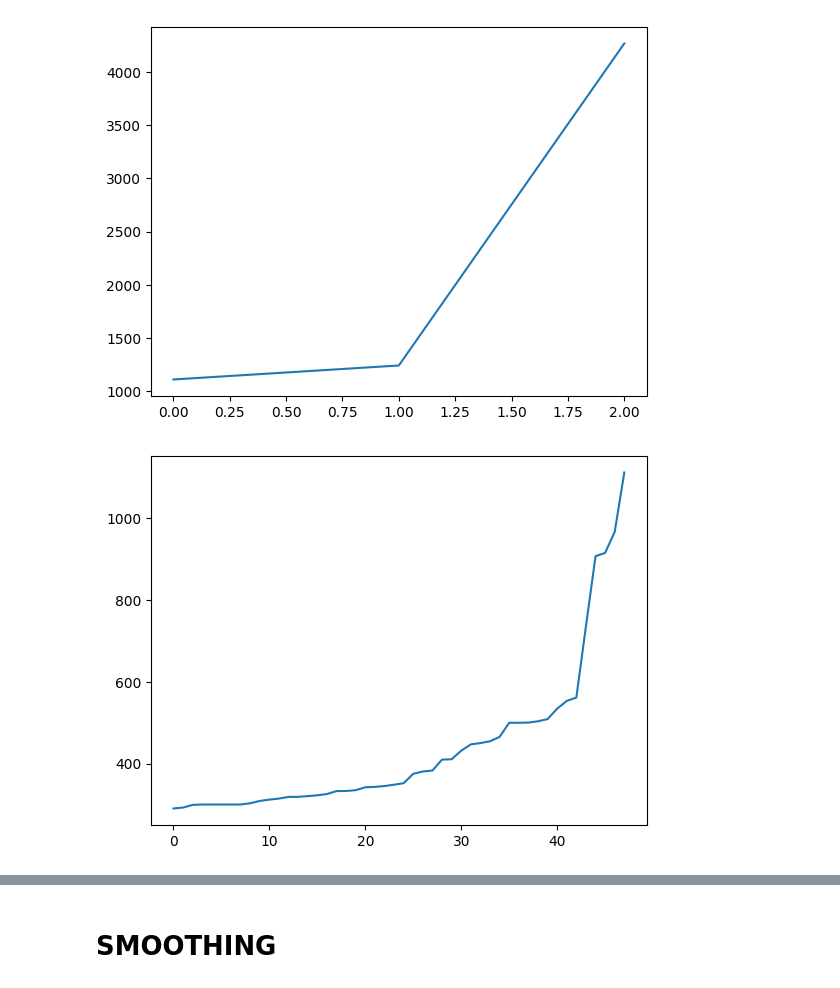
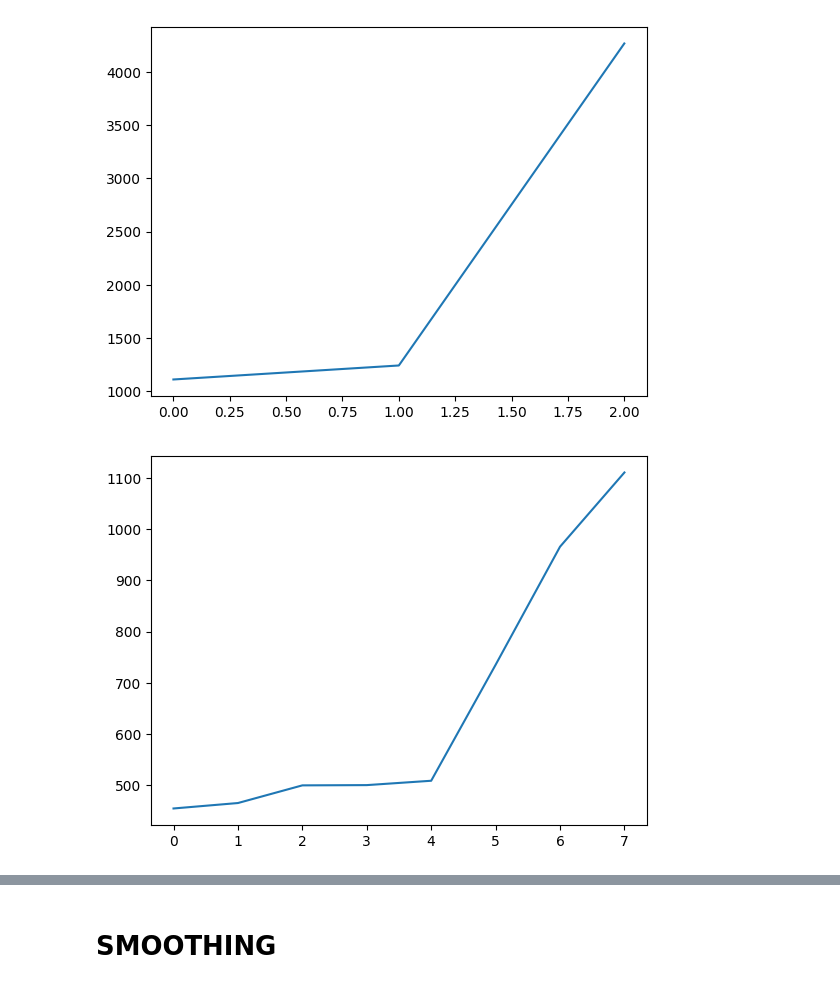
Before and after one commit to SoftwareApplicatiokn/newyork_taxi, a Jupyter notebook: taxi2020.ipynb, the cells around one changed output, grey strips where cells are left out. Saved outputs shown, nothing was run; the diff lists cells and outputs as text; code cells hidden in the pictures.

```diff
--- a/taxi2020.ipynb
+++ b/taxi2020.ipynb
@@ -64,0 +57,2 @@ month.head(5)
+# %%
+manhattan_data = pd.concat(manhattan_arr_data, axis=0, ignore_index=True)
@@ -87,7 +94,7 @@ def convert_to_unix(s):
 # 9.'pickup_times : pickup time converted into unix time
 # 10.'Speed' : velocity of each trip
 def return_with_trip_times(month):
-    duration = month[['tpep_pickup_datetime','tpep_dropoff_datetime']].compute()
+    duration = month[['tpep_pickup_datetime','tpep_dropoff_datetime']]
     #pickups and dropoffs to unix time
     duration_pickup = [convert_to_unix(x) for x in duration['tpep_pickup_datetime'].values]
 
@@ -96,7 +103,7 @@ def return_with_trip_times(month):
     durations = (np.array(duration_drop) - np.array(duration_pickup))/float(60)
 
     #append durations of trips and speed in miles/hr to a new dataframe
-    new_frame = month[['passenger_count','trip_distance','PULocationID','DOLocationID','total_amount']].compute()
+    new_frame = month[['passenger_count','trip_distance','PULocationID','DOLocationID','total_amount']]
 
     new_frame['trip_times'] = durations
     new_frame['pickup_times'] = duration_pickup
@@ -104,7 +111,7 @@ def return_with_trip_times(month):
 
     return new_frame
 
-frame_with_durations = return_with_trip_times(month)
+frame_with_durations = return_with_trip_times(manhattan_data)
 print(frame_with_durations.head())
 # %% [output]
    passenger_count  trip_distance  PULocationID  DOLocationID  total_amount  \
@@ -267,6 +274,6 @@ print("100 percentile value is ",var[-1])
 # %%
 #removing further outliers based on the 99.9th percentile value
-frame_with_durations_modified=frame_with_durations[(frame_with_durations.Speed>0) & (frame_with_durations.Speed<46.5)]
+frame_with_durations_modified=frame_with_durations[(frame_with_durations.Speed>0) & (frame_with_durations.Speed<41)]
 # %%
 #avg.speed of cabs in New-York
 sum(frame_with_durations_modified["Speed"]) / float(len(frame_with_durations_modified["Speed"]))
@@ -335,7 +342,7 @@ print("100 percentile value is ",var[-1])
 100 percentile value is  154.45
 # %%
 #removing further outliers based on the 99.9th percentile value
-frame_with_durations_modified=frame_with_durations[(frame_with_durations.trip_distance>0) & (frame_with_durations.trip_distance<27)]
+frame_with_durations_modified=frame_with_durations[(frame_with_durations.trip_distance>0) & (frame_with_durations.trip_distance<22)]
 # %%
 #box-plot after removal of outliers
 sns.boxplot(y="trip_distance", data = frame_with_durations_modified)
@@ -426,10 +433,10 @@ plt.show()
 # %%
 #now looking at values not including the last two points we again find a drastic increase at around 1000 fare value
 # we plot last 50 values excluding last two values
-plt.plot(var[-50:-2])
+plt.plot(var[-10:-2])
 plt.show()
 # %% [output]
-[figure, old version]
+[figure, new version]
 # %%
 # 1. 이상한 시간
 # 2. 이상한 속도
```
Also changed, not shown: parts of 64 cells of this notebook, 1 other file.
